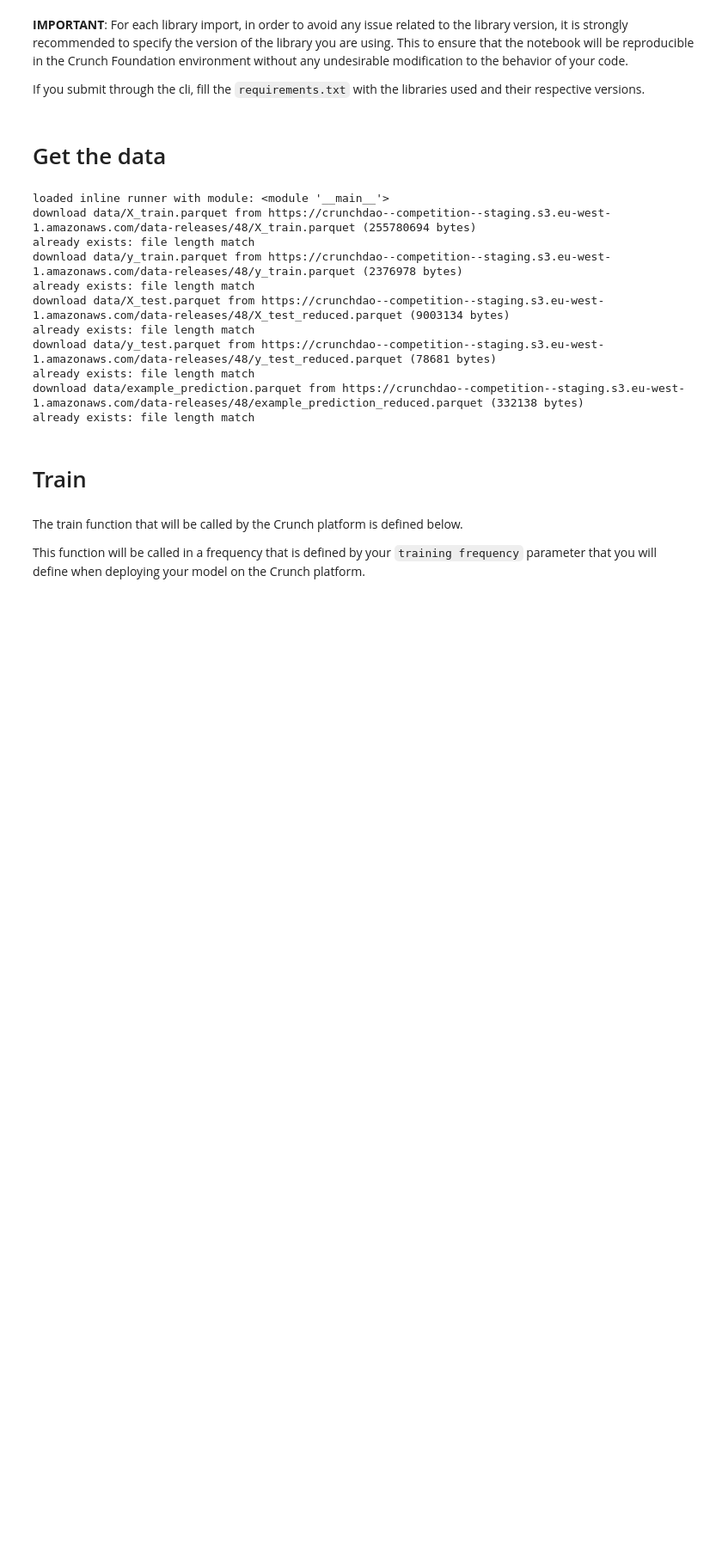
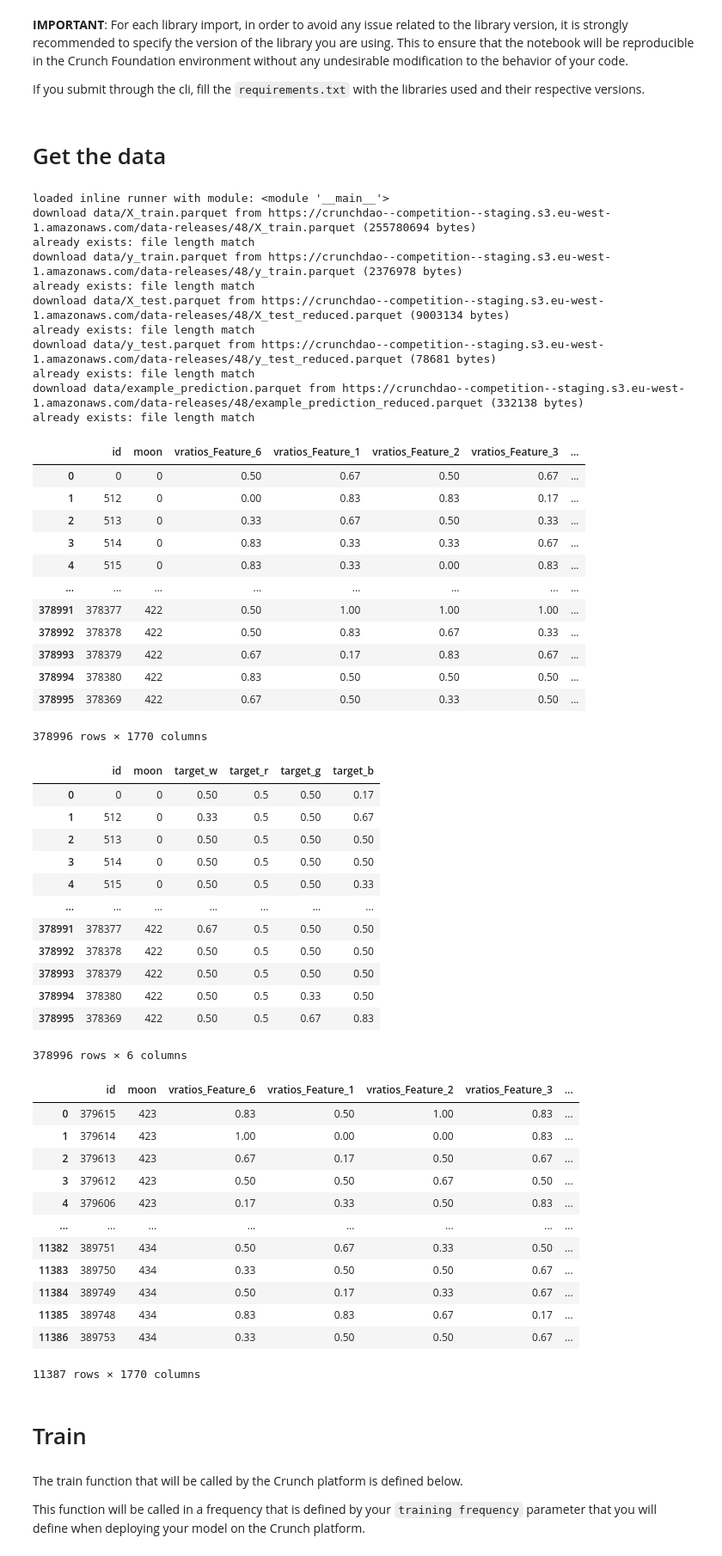
Before and after one commit to crunchdao/competitions, a Jupyter notebook: competitions/datacrunch/quickstarter/quickstarter.ipynb, the cells around one changed output. Shown at 86% size. Saved outputs shown, nothing was run; the diff lists cells and outputs as text; code cells hidden in the pictures; blank space fills up the shorter version.

```diff
--- a/competitions/datacrunch/quickstarter/quickstarter.ipynb
+++ b/competitions/datacrunch/quickstarter/quickstarter.ipynb
@@ -100,6 +67,50 @@ download data/y_test.parquet from https://crunchdao--competition--staging.s3.eu-
 already exists: file length match
 download data/example_prediction.parquet from https://crunchdao--competition--staging.s3.eu-west-1.amazonaws.com/data-releases/48/example_prediction_reduced.parquet (332138 bytes)
 already exists: file length match
+# %%
+display(X_train)
+display(y_train)
+display(X_test)
+# %% [output]
+|  | id | moon | vratios_Feature_6 | vratios_Feature_1 | vratios_Feature_2 | vratios_Feature_3 | ... |
+| 0 | 0 | 0 | 0.50 | 0.67 | 0.50 | 0.67 | ... |
+| 1 | 512 | 0 | 0.00 | 0.83 | 0.83 | 0.17 | ... |
+| 2 | 513 | 0 | 0.33 | 0.67 | 0.50 | 0.33 | ... |
+| 3 | 514 | 0 | 0.83 | 0.33 | 0.33 | 0.67 | ... |
+| 4 | 515 | 0 | 0.83 | 0.33 | 0.00 | 0.83 | ... |
+| ... | ... | ... | ... | ... | ... | ... | ... |
+| 378991 | 378377 | 422 | 0.50 | 1.00 | 1.00 | 1.00 | ... |
+| 378992 | 378378 | 422 | 0.50 | 0.83 | 0.67 | 0.33 | ... |
+| 378993 | 378379 | 422 | 0.67 | 0.17 | 0.83 | 0.67 | ... |
+| 378994 | 378380 | 422 | 0.83 | 0.50 | 0.50 | 0.50 | ... |
+| 378995 | 378369 | 422 | 0.67 | 0.50 | 0.33 | 0.50 | ... |
+378996 rows × 1770 columns
+|  | id | moon | target_w | target_r | target_g | target_b |
+| 0 | 0 | 0 | 0.50 | 0.5 | 0.50 | 0.17 |
+| 1 | 512 | 0 | 0.33 | 0.5 | 0.50 | 0.67 |
+| 2 | 513 | 0 | 0.50 | 0.5 | 0.50 | 0.50 |
+| 3 | 514 | 0 | 0.50 | 0.5 | 0.50 | 0.50 |
+| 4 | 515 | 0 | 0.50 | 0.5 | 0.50 | 0.33 |
+| ... | ... | ... | ... | ... | ... | ... |
+| 378991 | 378377 | 422 | 0.67 | 0.5 | 0.50 | 0.50 |
+| 378992 | 378378 | 422 | 0.50 | 0.5 | 0.50 | 0.50 |
+| 378993 | 378379 | 422 | 0.50 | 0.5 | 0.50 | 0.50 |
+| 378994 | 378380 | 422 | 0.50 | 0.5 | 0.33 | 0.50 |
+| 378995 | 378369 | 422 | 0.50 | 0.5 | 0.67 | 0.83 |
+378996 rows × 6 columns
+|  | id | moon | vratios_Feature_6 | vratios_Feature_1 | vratios_Feature_2 | vratios_Feature_3 | ... |
+| 0 | 379615 | 423 | 0.83 | 0.50 | 1.00 | 0.83 | ... |
+| 1 | 379614 | 423 | 1.00 | 0.00 | 0.00 | 0.83 | ... |
+| 2 | 379613 | 423 | 0.67 | 0.17 | 0.50 | 0.67 | ... |
+| 3 | 379612 | 423 | 0.50 | 0.50 | 0.67 | 0.50 | ... |
+| 4 | 379606 | 423 | 0.17 | 0.33 | 0.50 | 0.83 | ... |
+| ... | ... | ... | ... | ... | ... | ... | ... |
+| 11382 | 389751 | 434 | 0.50 | 0.67 | 0.33 | 0.50 | ... |
+| 11383 | 389750 | 434 | 0.33 | 0.50 | 0.50 | 0.67 | ... |
+| 11384 | 389749 | 434 | 0.50 | 0.17 | 0.33 | 0.67 | ... |
+| 11385 | 389748 | 434 | 0.83 | 0.83 | 0.67 | 0.17 | ... |
+| 11386 | 389753 | 434 | 0.33 | 0.50 | 0.50 | 0.67 | ... |
+11387 rows × 1770 columns
 # %% [markdown]
 # Train
 # %% [markdown]
```
Also changed, not shown: parts of 11 cells of this notebook.
